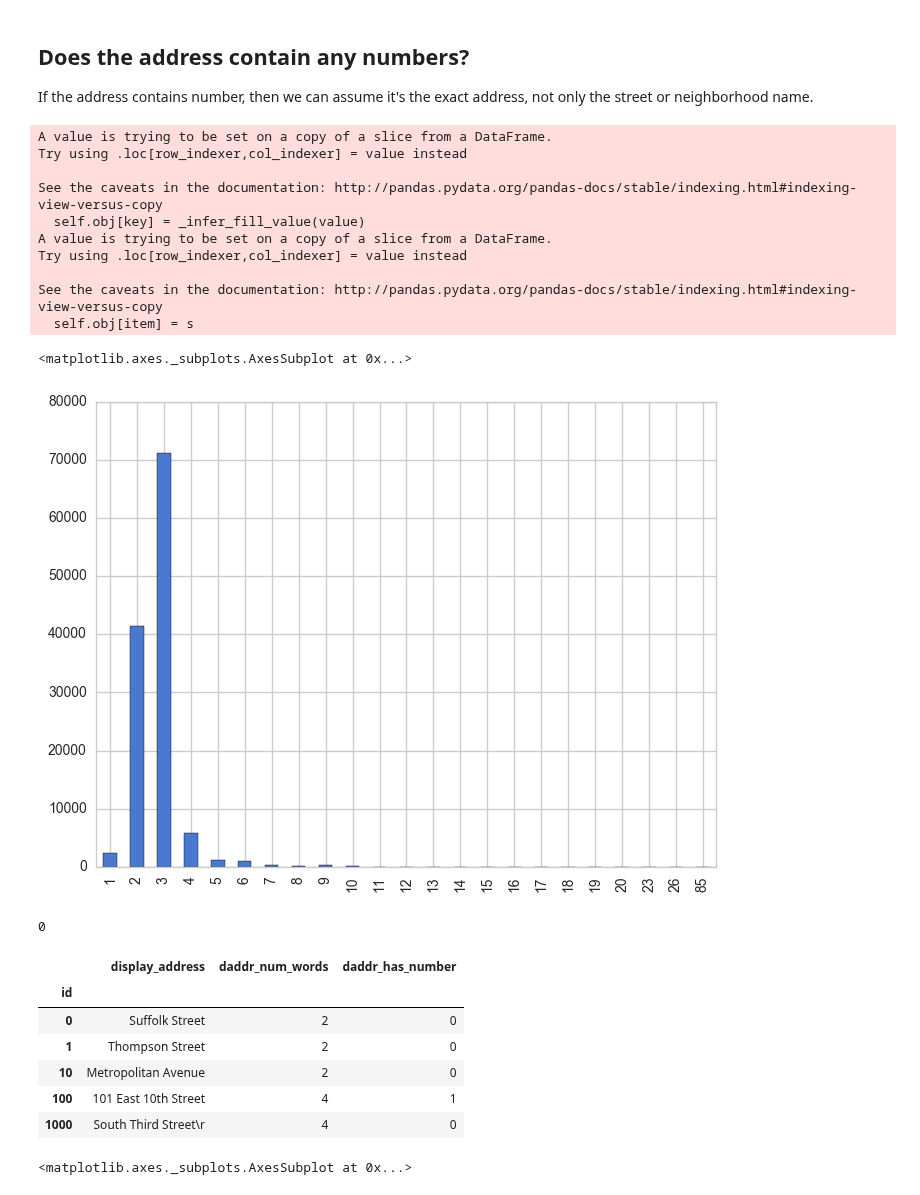
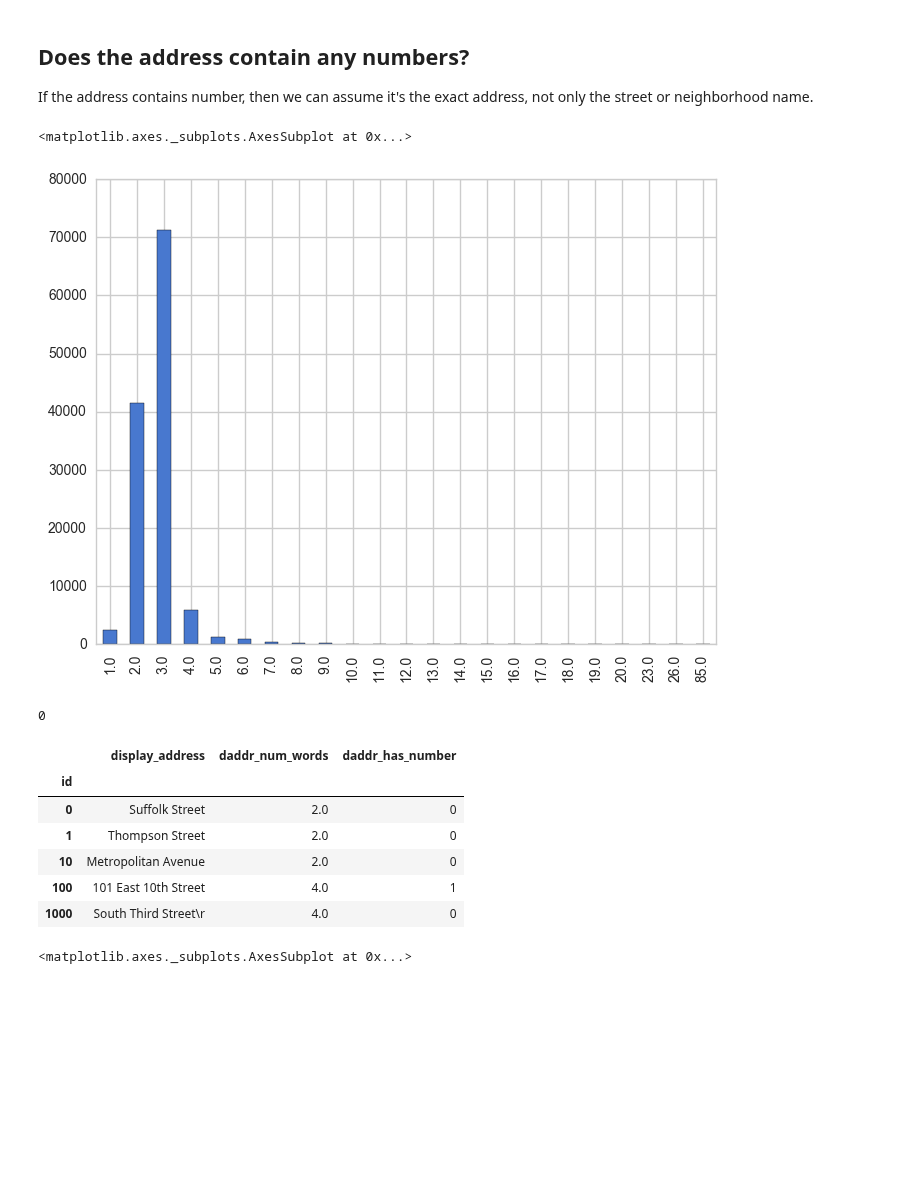
Before and after one commit to csizsek/kaggle-2s-rental-inq, a Jupyter notebook: 106_display_address.ipynb, the cells around one changed output. Drawn from its saved outputs; the diff is of its cells as text; code cells hidden in the pictures; blank space fills up the shorter version.

```diff
--- a/106_display_address.ipynb
+++ b/106_display_address.ipynb
@@ -65,21 +65,11 @@ If the address contains number, then we can assume it's the exact address, not o
 # %%
 def tokens(x):
     return len(x.split(' '))
-d.loc[:, 'daddr_num_words'] = d.display_address.map(lambda x: tokens(x))
+d.loc[:, 'daddr_num_words'] = d.display_address.map(lambda x: tokens(x)).astype(float64)
 d.daddr_num_words.value_counts().sort_index().plot(kind='bar')
 # %% [output]
-A value is trying to be set on a copy of a slice from a DataFrame.
-Try using .loc[row_indexer,col_indexer] = value instead
-
-See the caveats in the documentation: http://pandas.pydata.org/pandas-docs/stable/indexing.html#indexing-view-versus-copy
-  self.obj[key] = _infer_fill_value(value)
-A value is trying to be set on a copy of a slice from a DataFrame.
-Try using .loc[row_indexer,col_indexer] = value instead
-
-See the caveats in the documentation: http://pandas.pydata.org/pandas-docs/stable/indexing.html#indexing-view-versus-copy
-  self.obj[item] = s
+<matplotlib.axes._subplots.AxesSubplot at 0x...>
-<matplotlib.axes._subplots.AxesSubplot at 0x...>
-[figure, old version]
+[figure, new version]
 # %%
 int(False)
 # %% [output]
@@ -100,11 +90,11 @@ d.head()
 # %% [output]
 |  | display_address | daddr_num_words | daddr_has_number |
 | id |  |  |  |
-| 0 | Suffolk Street | 2 | 0 |
-| 1 | Thompson Street | 2 | 0 |
-| 10 | Metropolitan Avenue | 2 | 0 |
-| 100 | 101 East 10th Street | 4 | 1 |
-| 1000 | South Third Street\r | 4 | 0 |
+| 0 | Suffolk Street | 2.0 | 0 |
+| 1 | Thompson Street | 2.0 | 0 |
+| 10 | Metropolitan Avenue | 2.0 | 0 |
+| 100 | 101 East 10th Street | 4.0 | 1 |
+| 1000 | South Third Street\r | 4.0 | 0 |
 # %%
 d.daddr_has_number.value_counts().plot(kind='barh', figsize=(8,3))
 # %% [output]
```
Also changed, not shown: parts of 7 cells of this notebook, 1 other file.
